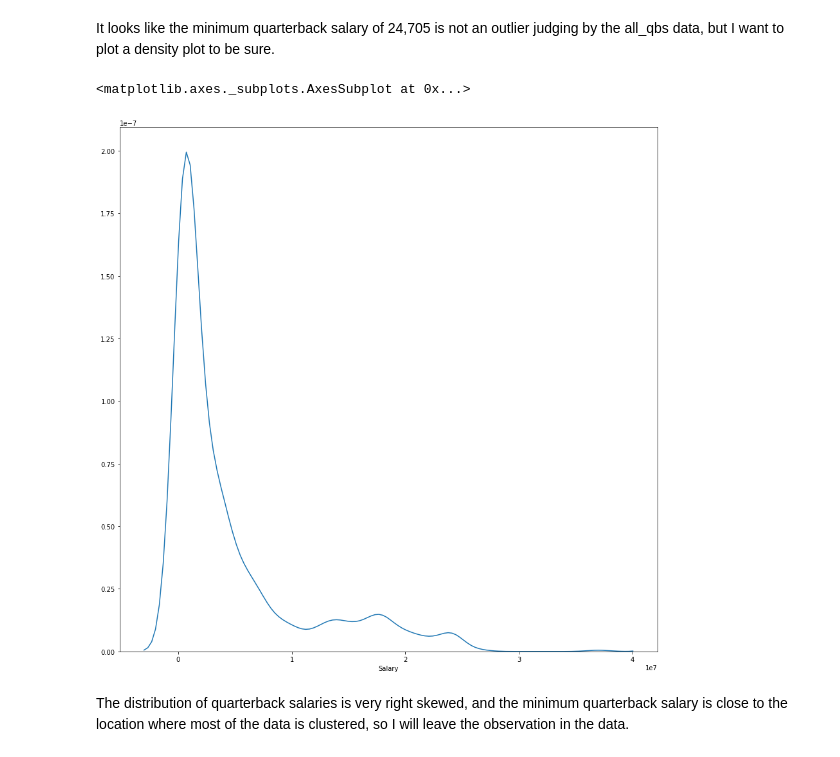
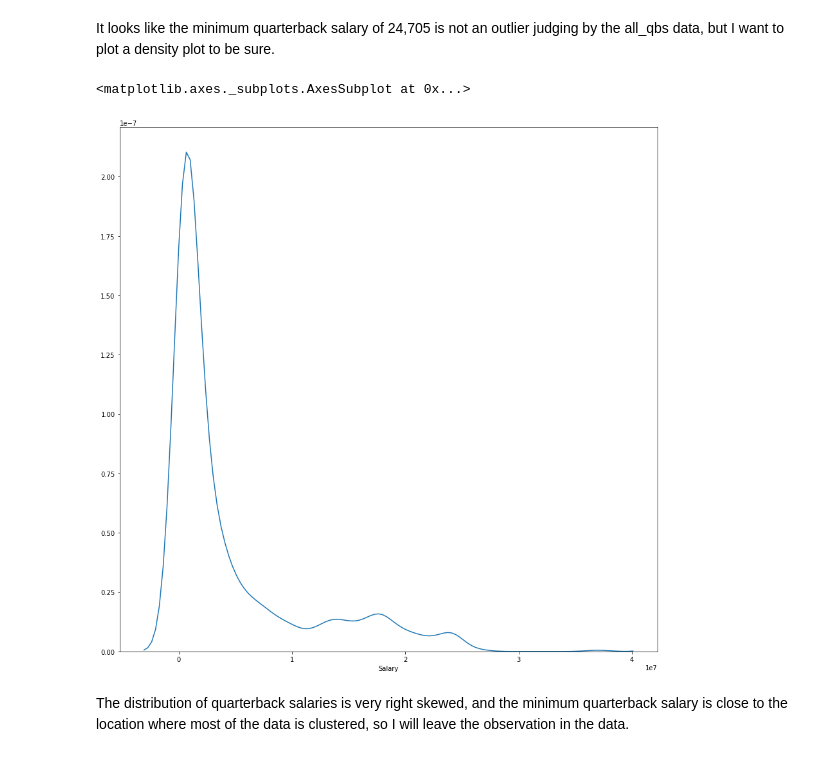
Before and after one commit to cdbale/econ213r, a Jupyter notebook: Homework 1.ipynb, the cells around one changed output. Cells and saved outputs as stored; diff of their text form; code cells hidden in the pictures.

```diff
--- a/Homework 1.ipynb
+++ b/Homework 1.ipynb
@@ -94,10 +94,10 @@ It looks like the minimum quarterback salary of 24,705 is not an outlier judging
 # %%
 ## create a larger figure for the plot to fill, create a density plot of quarterback salaries
 plt.subplots(figsize = (15, 15))
-sns.distplot(all_qbs.Salary, hist = False)
+sns.distplot(all_qbs.Salary[all_qbs.Salary.notna()], hist = False)
 # %% [output]
 <matplotlib.axes._subplots.AxesSubplot at 0x...>
-[figure, old version]
+[figure, new version]
 # %% [markdown]
 The distribution of quarterback salaries is very right skewed, and the minimum quarterback salary is close to the location where most of the data is clustered, so I will leave the observation in the data.
 # %% [markdown]
```
Also changed, not shown: parts of 72 cells of this notebook.
